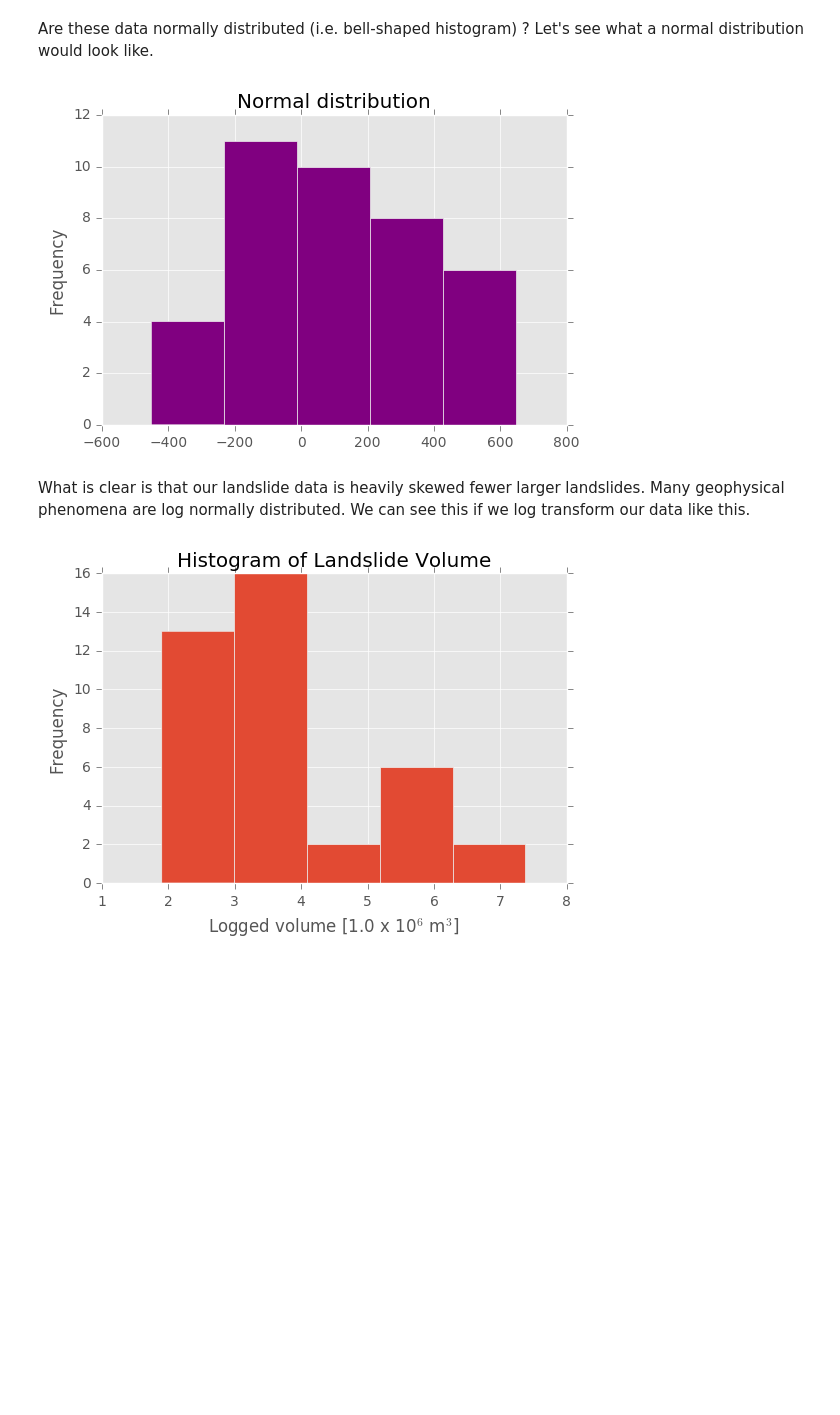
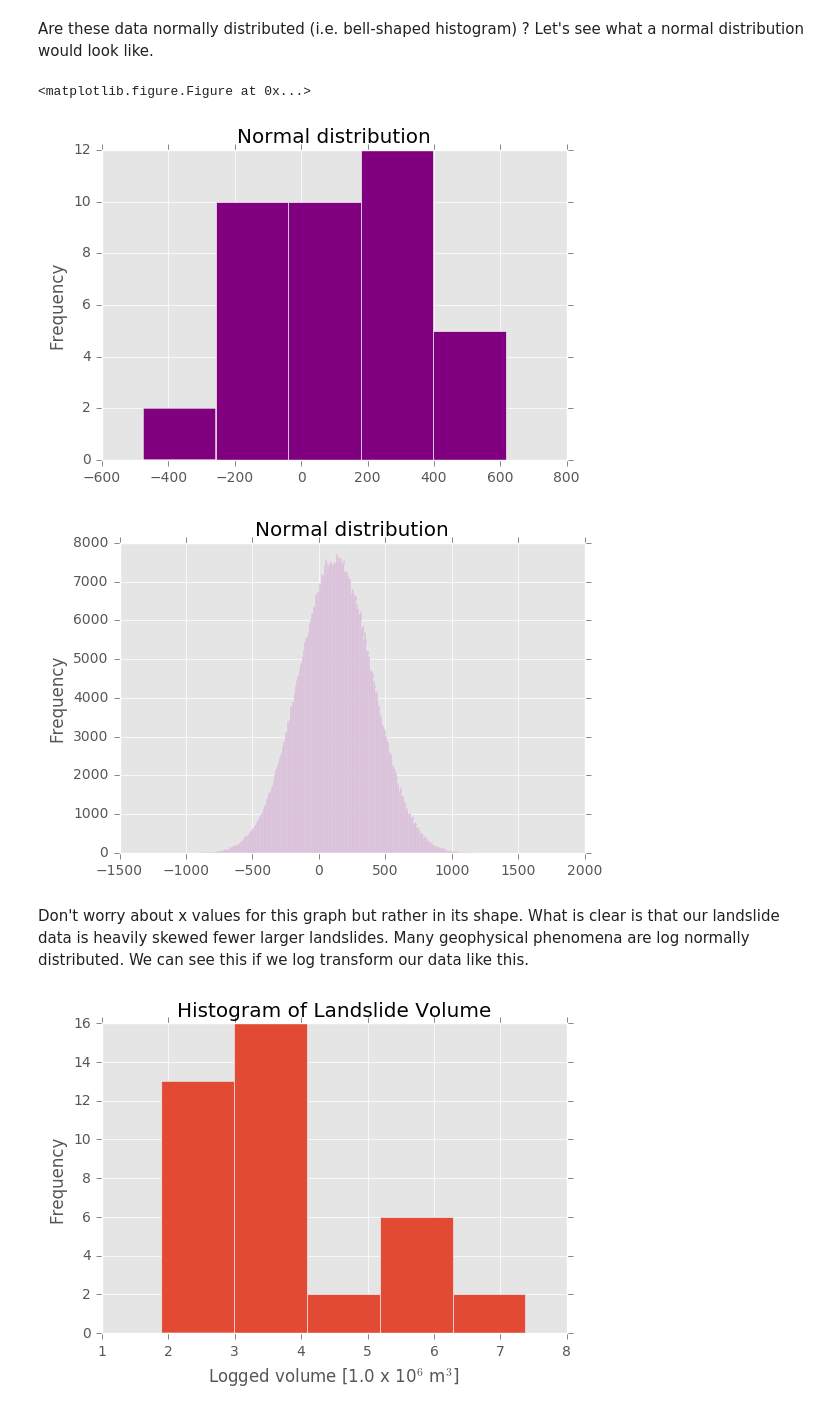
Before and after one commit to bmenounos/geog311_lab1, a Jupyter notebook: geog311_lab1.ipynb, the cells around one changed output. Cells and saved outputs as stored; diff of their text form; code cells hidden in the pictures; blank space fills up the shorter version.

```diff
--- a/geog311_lab1.ipynb
+++ b/geog311_lab1.ipynb
@@ -79,13 +72,14 @@ Now that you've had a chance to see what can be down with Python and its associa
 
 2.  Let's now look at some data. The first step will be to load the Pandas and Numpy data analysis packages for data analysis and read a tab delimited text file into Python.
 # %%
-## This is code bock in a workbook. Any commands (comments) not interpreted by Python are
+## This is code bock in a Jupyter workbook. Any commands (comments) not
+## interpreted by Python are
 ## denoted with a pound sign (#) before them.
 import pandas as pd
 import numpy as np
 import matplotlib.pyplot as plt
 import matplotlib
-##matplotlib.style.use('ggplot')
+matplotlib.style.use('ggplot')
 # %%
 ## we are going to read in the file and assign it to the object 'avs'
 avs = pd.read_csv('rock_avalanches.txt', delimiter = '\t')
@@ -157,17 +159,32 @@ plt.show()
 Are these data normally  distributed (i.e. bell-shaped histogram) ? Let's see what a normal distribution would look like.
 # %%
 plt.figure();
+## make an array of random values (mean and std equal to our own data)
 data = np.random.normal(avs['V'].mean(), avs['V'].std(), len(avs))
 plt.hist(data, bins=5, color='purple')
 plt.title('Normal distribution')
 #plt.xlabel('Volume [1.0 x 10$^{6}$ m$^{3}$]')
 plt.ylabel('Frequency')
 #plt.savefig('hist_example2.pdf', resolution=600)
 plt.show()
+
+## how about 1,000,000 values?
+
+plt.figure();
+## make an array of random values (mean and std equal to our own data)
+data = np.random.normal(avs['V'].mean(), avs['V'].std(), 1000000)
+plt.hist(data, bins=500, color='purple')
+plt.title('Normal distribution')
+#plt.xlabel('Volume [1.0 x 10$^{6}$ m$^{3}$]')
+plt.ylabel('Frequency')
+#plt.savefig('hist_example2.pdf', resolution=600)
+plt.show()
 # %% [output]
+<matplotlib.figure.Figure at 0x...>
-[figure, old version]
+[figure, new version]
+[figure, added]
 # %% [markdown]
-What is clear is that our landslide data is heavily skewed fewer larger landslides. Many geophysical phenomena are log normally distributed. We can see this if we log transform our data like this.
+Don't worry about x values for this graph but rather in its shape. What is clear is that our landslide data is heavily skewed fewer larger landslides. Many geophysical phenomena are log normally distributed. We can see this if we log transform our data like this.
 # %%
 log_vol  = np.log(avs['V'])
 plt.figure();
```
Also changed, not shown: parts of 9 cells of this notebook.
